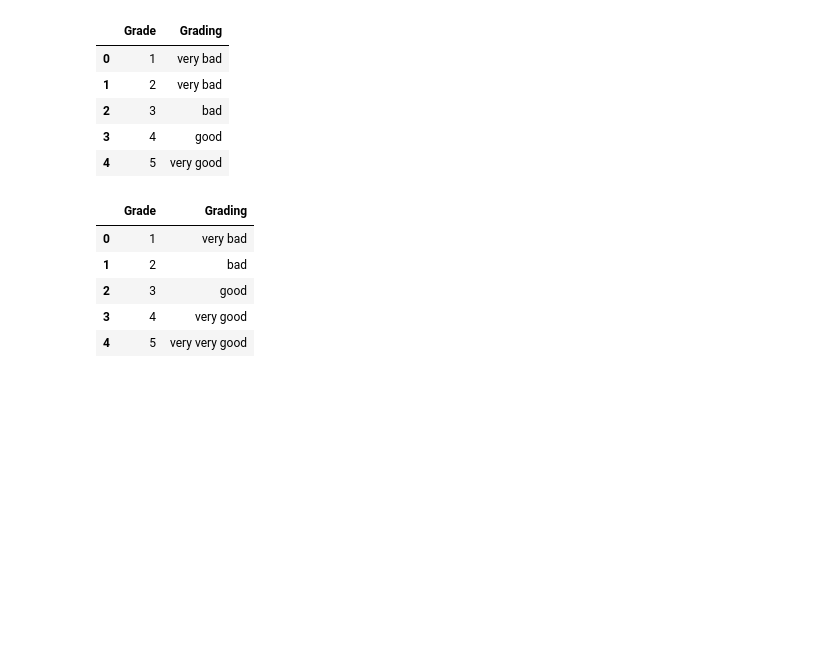
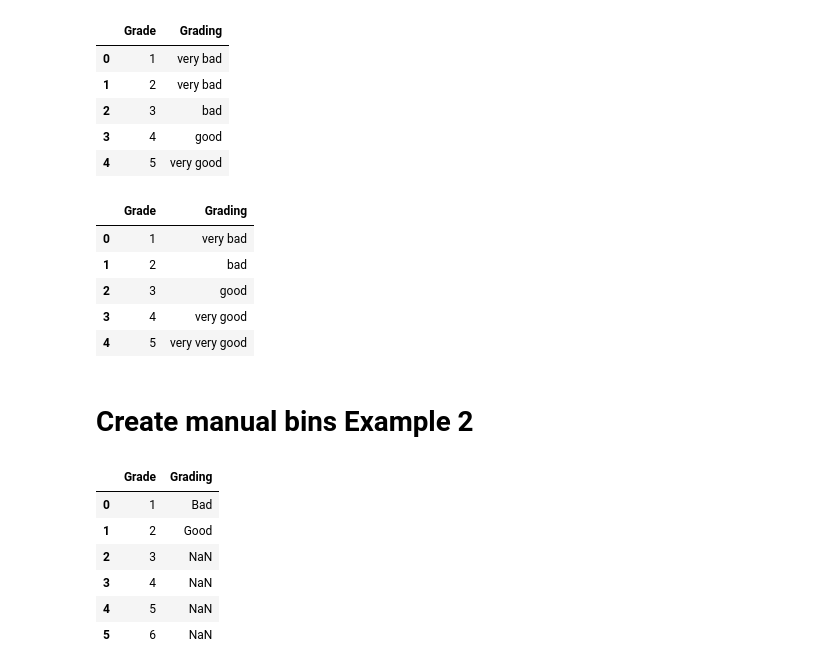
Before and after one commit to Mubeen-Ahmad/ML, a Jupyter notebook: 2_Preprocessing/5_Encoding_Numerical_Features_(Discretization_and_Binarization)/3_Discretization_(Binning)_(Custom).ipynb, the cells around one changed output. Drawn from its saved outputs; the diff is of its cells as text; code cells hidden in the pictures; blank space fills up the shorter version.

```diff
--- a/2_Preprocessing/5_Encoding_Numerical_Features_(Discretization_and_Binarization)/3_Discretization_(Binning)_(Custom).ipynb
+++ b/2_Preprocessing/5_Encoding_Numerical_Features_(Discretization_and_Binarization)/3_Discretization_(Binning)_(Custom).ipynb
@@ -180,3 +180,20 @@ custom([1,2,3,4,5],5,["very bad","bad","good","very good","very very good"])
 | 2 | 3 | good |
 | 3 | 4 | very good |
 | 4 | 5 | very very good |
+# %% [markdown]
+# Create manual bins Example 2
+# %%
+def bins_custom(lists,bins,labels):
+    dt = pd.DataFrame({"Grade":lists})
+    dt["Grading"] = pd.cut(dt.Grade,bins=bins,labels=labels)
+    return dt
+# %%
+bins_custom([1,2,3,4,5,6],[0,1,2],["Bad","Good"])`
+# %% [output]
+|  | Grade | Grading |
+| 0 | 1 | Bad |
+| 1 | 2 | Good |
+| 2 | 3 | NaN |
+| 3 | 4 | NaN |
+| 4 | 5 | NaN |
+| 5 | 6 | NaN |
```
Also changed, not shown: parts of 5 cells of this notebook.
